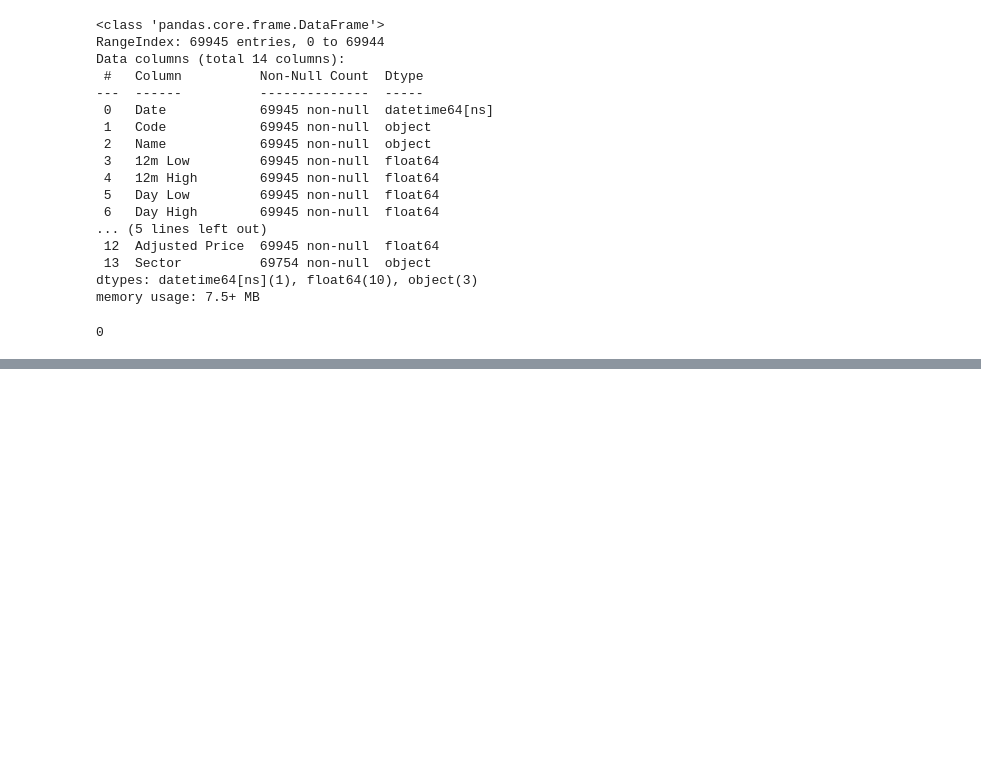
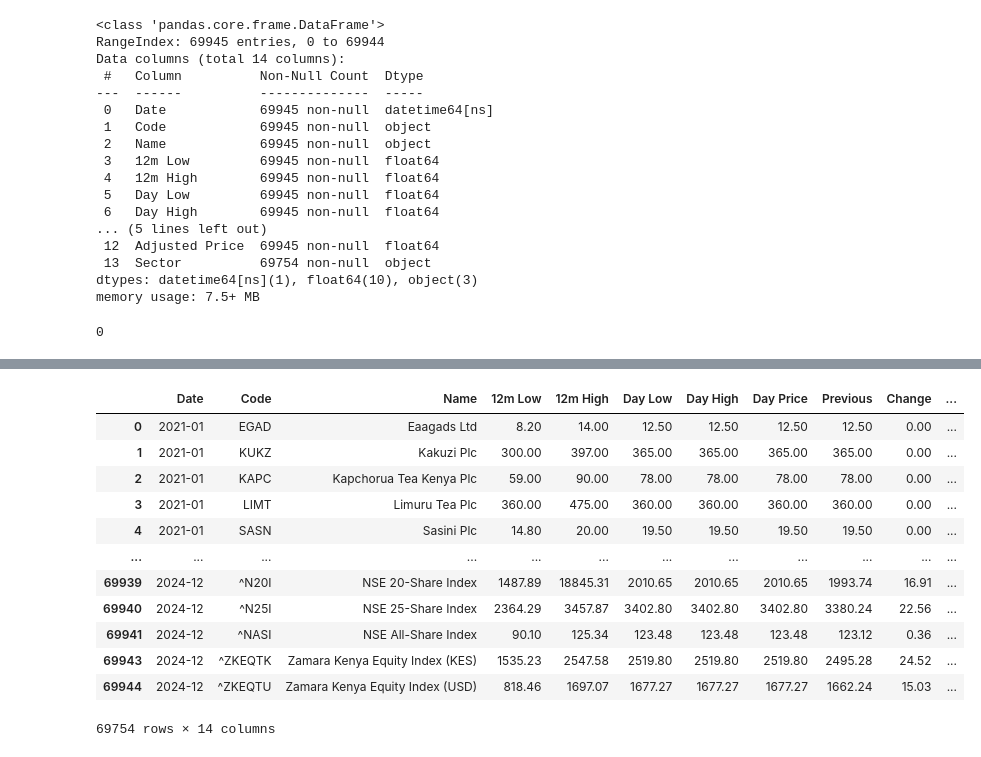
Before and after one commit to lorenaterah/NSE_Stock_Market_Segmentation, a Jupyter notebook: Notebooks/Lorena.ipynb, the cells around one changed output, grey strips where cells are left out. Saved outputs shown, nothing was run; the diff lists cells and outputs as text; code cells hidden in the pictures; blank space fills up the shorter version.

```diff
--- a/Notebooks/Lorena.ipynb
+++ b/Notebooks/Lorena.ipynb
@@ -250,0 +297,17 @@ df_all.to_csv('../Data/NSE_data_cleaned.csv', index=False)
+# %%
+df.drop(columns='Adjusted Price', inplace=True)
+df
+# %% [output]
+|  | Date | Code | Name | 12m Low | 12m High | Day Low | Day High | Day Price | Previous | Change | ... |
+| 0 | 2021-01 | EGAD | Eaagads Ltd | 8.20 | 14.00 | 12.50 | 12.50 | 12.50 | 12.50 | 0.00 | ... |
+| 1 | 2021-01 | KUKZ | Kakuzi Plc | 300.00 | 397.00 | 365.00 | 365.00 | 365.00 | 365.00 | 0.00 | ... |
+| 2 | 2021-01 | KAPC | Kapchorua Tea Kenya Plc | 59.00 | 90.00 | 78.00 | 78.00 | 78.00 | 78.00 | 0.00 | ... |
+| 3 | 2021-01 | LIMT | Limuru Tea Plc | 360.00 | 475.00 | 360.00 | 360.00 | 360.00 | 360.00 | 0.00 | ... |
+| 4 | 2021-01 | SASN | Sasini Plc | 14.80 | 20.00 | 19.50 | 19.50 | 19.50 | 19.50 | 0.00 | ... |
+| ... | ... | ... | ... | ... | ... | ... | ... | ... | ... | ... | ... |
+| 69939 | 2024-12 | ^N20I | NSE 20-Share Index | 1487.89 | 18845.31 | 2010.65 | 2010.65 | 2010.65 | 1993.74 | 16.91 | ... |
+| 69940 | 2024-12 | ^N25I | NSE 25-Share Index | 2364.29 | 3457.87 | 3402.80 | 3402.80 | 3402.80 | 3380.24 | 22.56 | ... |
+| 69941 | 2024-12 | ^NASI | NSE All-Share Index | 90.10 | 125.34 | 123.48 | 123.48 | 123.48 | 123.12 | 0.36 | ... |
+| 69943 | 2024-12 | ^ZKEQTK | Zamara Kenya Equity Index (KES) | 1535.23 | 2547.58 | 2519.80 | 2519.80 | 2519.80 | 2495.28 | 24.52 | ... |
+| 69944 | 2024-12 | ^ZKEQTU | Zamara Kenya Equity Index (USD) | 818.46 | 1697.07 | 1677.27 | 1677.27 | 1677.27 | 1662.24 | 15.03 | ... |
+69754 rows × 14 columns
```
Also changed, not shown: parts of 20 cells of this notebook, 1 other file.
